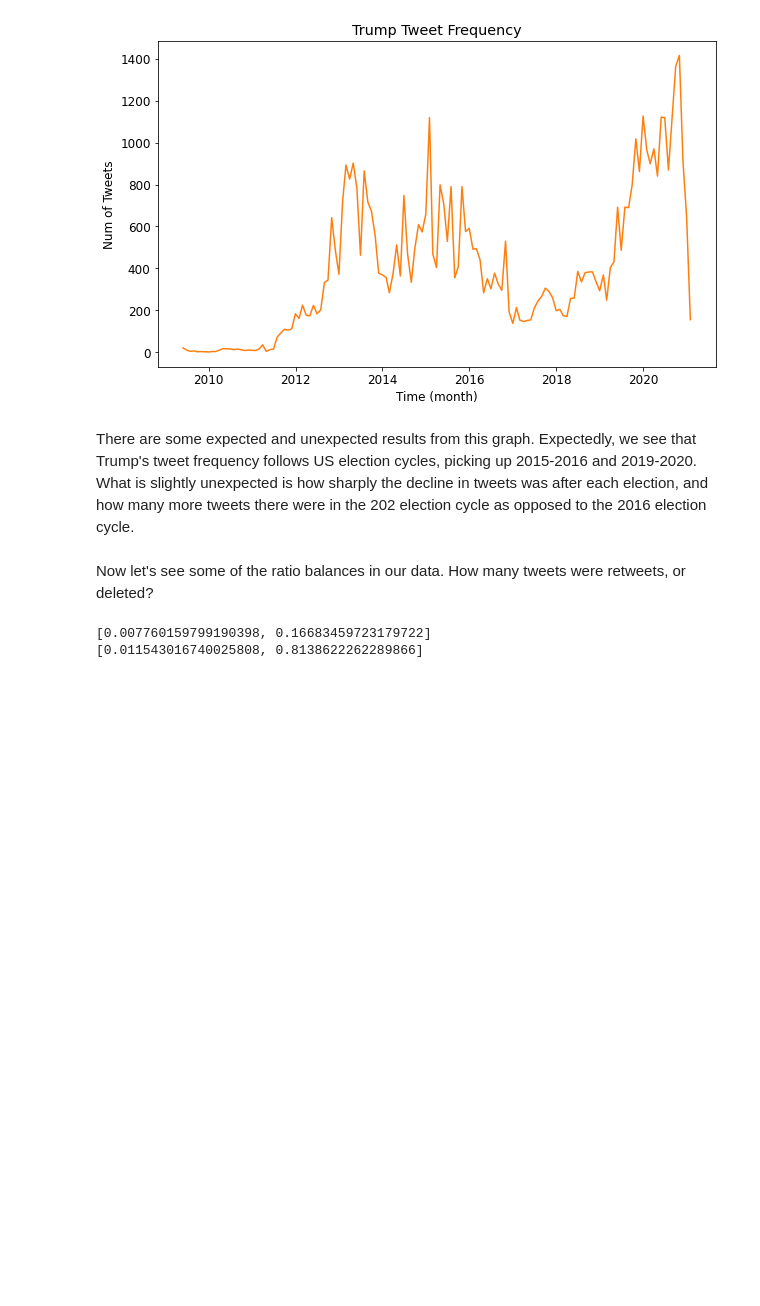
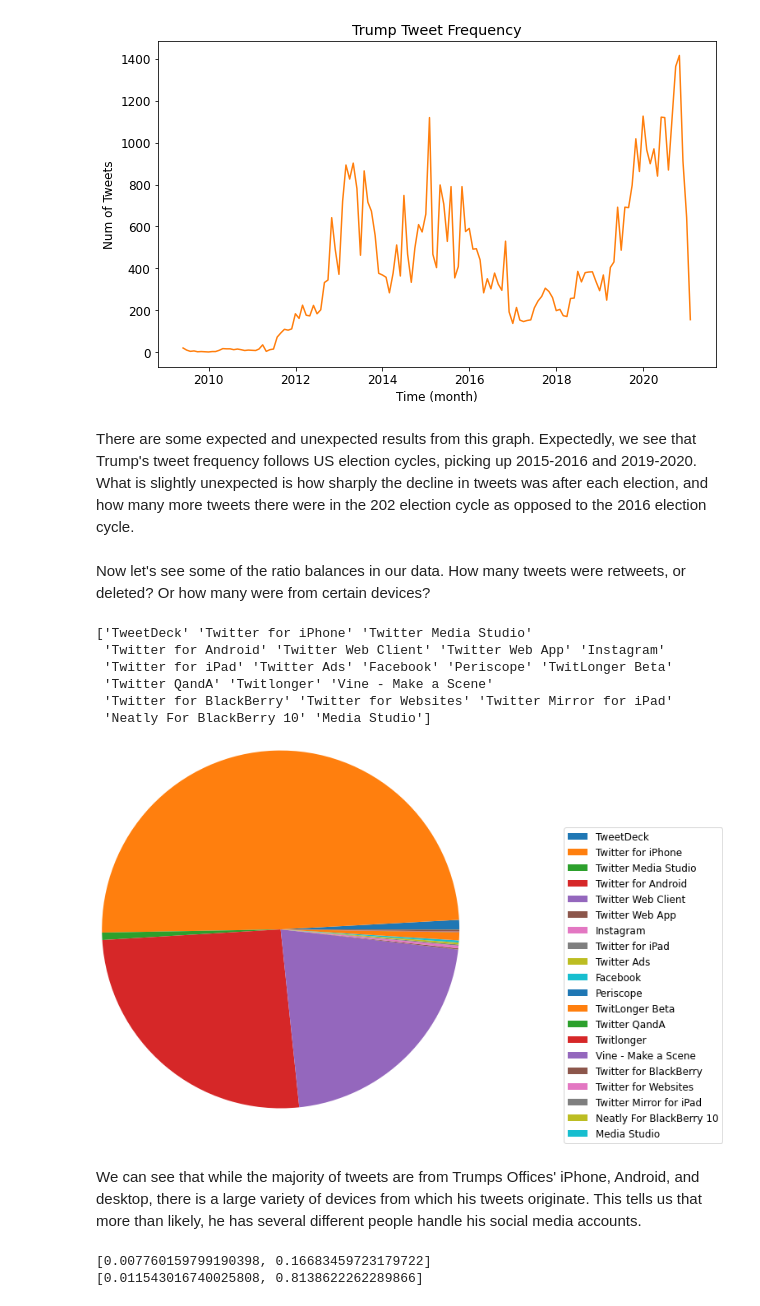
Before and after one commit to TZstatsADS/Spring2021-Project5-group2, a Jupyter notebook: doc/amir_EDA.ipynb, the cells around one changed output. Saved outputs shown, nothing was run; the diff lists cells and outputs as text; code cells hidden in the pictures; blank space fills up the shorter version.

Commit message:
device chart

```diff
--- a/doc/amir_EDA.ipynb
+++ b/doc/amir_EDA.ipynb
@@ -58,5 +58,39 @@ Text(0.5, 1.0, 'Trump Tweet Frequency')
 # %% [markdown]
 There are some expected and unexpected results from this graph. Expectedly, we see that Trump's tweet frequency follows US election cycles, picking up 2015-2016 and 2019-2020. What is slightly unexpected is how sharply the decline in tweets was after each election, and how many more tweets there were in the 202 election cycle as opposed to the 2016 election cycle.
 # %% [markdown]
-Now let's see some of the ratio balances in our data. How many tweets were retweets, or deleted?
+Now let's see some of the ratio balances in our data. How many tweets were retweets, or deleted? Or how many were from certain devices?
+# %%
+# Pie chart for devices
+n = data.shape[0]
+d = data.shape[1]
+
+device_list = data['device'].unique()
+device_ratios = []
+for device in device_list:
+    curr_ratio = data[data['device'] == device].shape[0]/n
+    device_ratios.append(curr_ratio)
+
+#myexplode = [0.2, 0, 0, 0]
+print(device_list)
+fig1, ax1 = plt.subplots(figsize=(6, 5))
+
+ax1.pie(device_ratios, radius=2)
+ax1.legend(
+    loc='center right',
+    labels = device_list,
+    prop={'size': 12},
+    bbox_to_anchor=(-0.5, 0, 3, 0.5),
+)
+#plt.legend(labels = device_list)
+plt.show()
+# %% [output]
+['TweetDeck' 'Twitter for iPhone' 'Twitter Media Studio'
+ 'Twitter for Android' 'Twitter Web Client' 'Twitter Web App' 'Instagram'
+ 'Twitter for iPad' 'Twitter Ads' 'Facebook' 'Periscope' 'TwitLonger Beta'
+ 'Twitter QandA' 'Twitlonger' 'Vine - Make a Scene'
+ 'Twitter for BlackBerry' 'Twitter for Websites' 'Twitter Mirror for iPad'
+ 'Neatly For BlackBerry 10' 'Media Studio']
+[figure, added]
+# %% [markdown]
+We can see that while the majority of tweets are from Trumps Offices' iPhone, Android, and desktop, there is a large variety of devices from which his tweets originate. This tells us that more than likely, he has several different people handle his social media accounts.
 # %%
```
Also changed, not shown: parts of 6 cells of this notebook.
